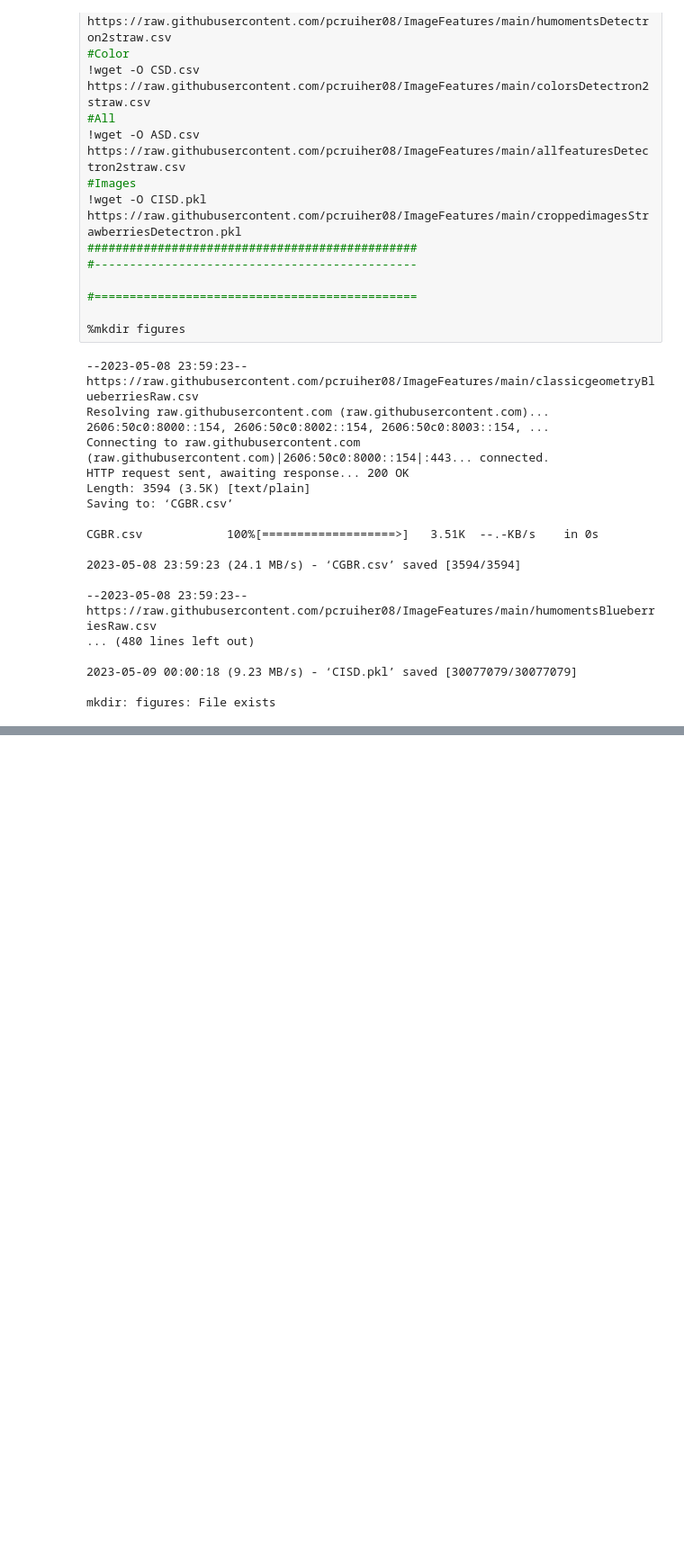
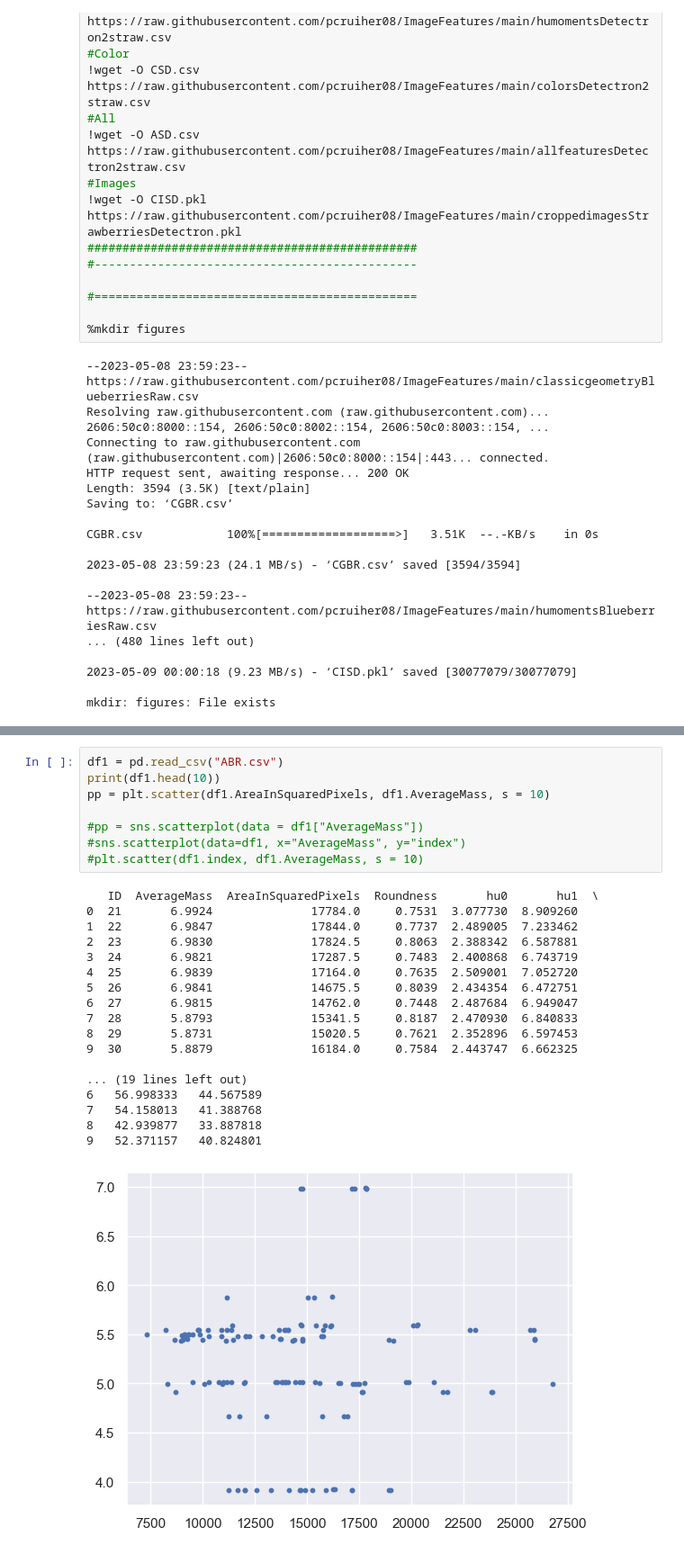
Before and after one commit to pcruiher08/ImageFeatures, a Jupyter notebook: Experiments/relationships.ipynb, the cells around one changed output, grey strips where cells are left out. Shown at 90% size. Cells and saved outputs as stored; diff of their text form; blank space fills up the shorter version.

```diff
--- a/Experiments/relationships.ipynb
+++ b/Experiments/relationships.ipynb
@@ -258 +345,28 @@ plt.savefig("./figures/" + dataset + type_of_plot, dpi=300)
+# %%
+df1 = pd.read_csv("ABR.csv")
+print(df1.head(10))
+pp = plt.scatter(df1.AreaInSquaredPixels, df1.AverageMass, s = 10)
+
+#pp = sns.scatterplot(data = df1["AverageMass"])
+#sns.scatterplot(data=df1, x="AverageMass", y="index")
+#plt.scatter(df1.index, df1.AverageMass, s = 10)
+# %% [output]
+   ID  AverageMass  AreaInSquaredPixels  Roundness       hu0       hu1  \
+0  21       6.9924              17784.0     0.7531  3.077730  8.909260
+1  22       6.9847              17844.0     0.7737  2.489005  7.233462
+2  23       6.9830              17824.5     0.8063  2.388342  6.587881
+3  24       6.9821              17287.5     0.7483  2.400868  6.743719
+4  25       6.9839              17164.0     0.7635  2.509001  7.052720
+5  26       6.9841              14675.5     0.8039  2.434354  6.472751
+6  27       6.9815              14762.0     0.7448  2.487684  6.949047
+7  28       5.8793              15341.5     0.8187  2.470930  6.840833
+8  29       5.8731              15020.5     0.7621  2.352896  6.597453
+9  30       5.8879              16184.0     0.7584  2.443747  6.662325
+
+... (19 lines left out)
+6   56.998333   44.567589
+7   54.158013   41.388768
+8   42.939877   33.887818
+9   52.371157   40.824801
+[figure, added]
 # %%
```
Also changed, not shown: parts of 4 cells of this notebook, 25 other files.
